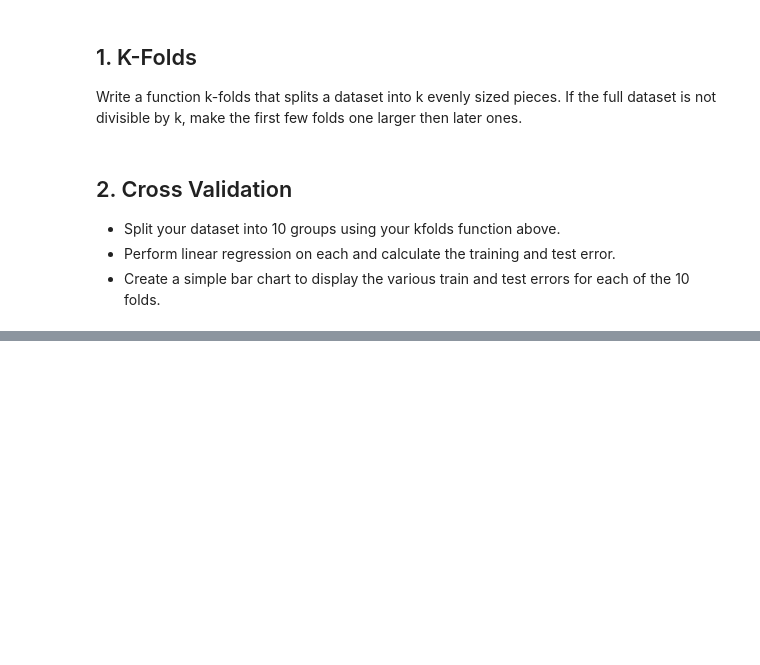
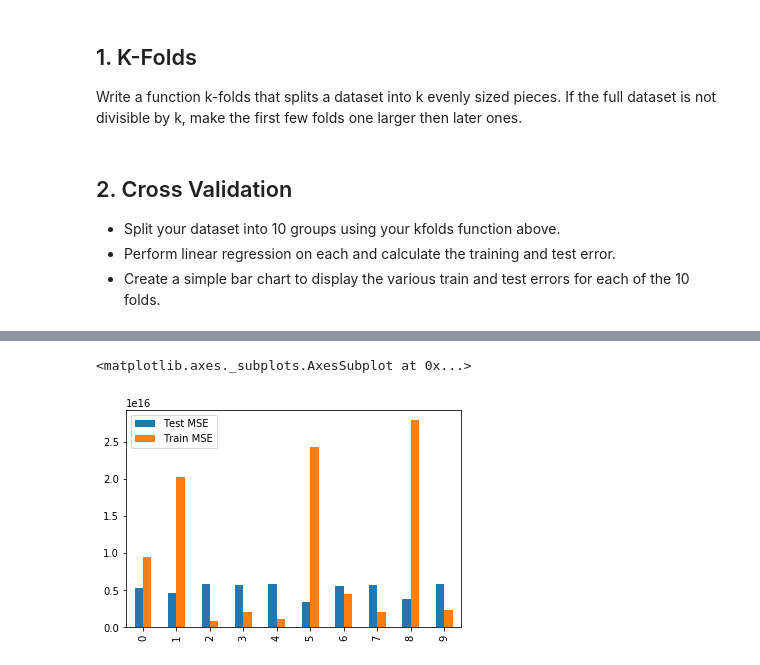
Before and after one commit to learn-co-students/ds-cross-validation-kfolds-nyc-ds-career-031119, a Jupyter notebook: Untitled.ipynb, the cells around one changed output, grey strips where cells are left out. Saved outputs shown, nothing was run; the diff lists cells and outputs as text; code cells hidden in the pictures; blank space fills up the shorter version.

```diff
--- a/Untitled.ipynb
+++ b/Untitled.ipynb
@@ -9,6 +9,3 @@ This is also a very useful method for helping to determine the generalization of
 ## 1. K-Folds
 Write a function k-folds that splits a dataset into k evenly sized pieces.
 If the full dataset is not divisible by k, make the first few folds one larger then later ones.
-# %%
-def kfolds(data):
-    return folds #folds should be a list of subsets of data
@@ -22,5 +44,6 @@ import pandas as pd
 # %%
 df = pd.read_excel('movie_data_detailed_with_ols.xlsx')
-X = df[['budget', 'imdbRating',
-       'Metascore', 'imdbVotes']]
-y = df['domgross']
+X_feats = ['budget', 'imdbRating',
+       'Metascore', 'imdbVotes']
+y_feat = 'domgross'
+df.head()
@@ -39,0 +57,2 @@ Perform some exploratory analysis to explain why.
+# %%
+folds = kfolds(df, k=10)
@@ -39,0 +89,36 @@ Perform some exploratory analysis to explain why.
+# %%
+def mse(residual_col):
+#     residual_col = pd.Series(residual_col)
+    return np.mean(residual_col.astype(float).map(lambda x: x**2))
+# %%
+test_errs = []
+train_errs = []
+k=10
+
+for n in range(k):
+    #Split into the train and test sets for this fold
+    train = pd.concat([fold for i, fold in enumerate(folds) if i!=n])
+    test = folds[n]
+    #Fit Linear Regression Model
+    ols = LinearRegression()
+    ols.fit(train[X_feats], train[y_feat])
+    #Evaluate Train and Test Errors
+    y_hat_train = ols.predict(train[X_feats])
+    y_hat_test = ols.predict(test[X_feats])
+    train_residuals = y_hat_train - train[y_feat]
+    test_residuals = y_hat_test - test[y_feat]
+#     print(y_hat_train)
+#     print(train[y_feat])
+#     print(train_residuals)
+    train_errs.append(mse(train_residuals))
+    test_errs.append(mse(test_residuals))
+
+# plt.bar(range(k), test_errs, label='Test MSE')
+# plt.bar(range(k), train_errs, label='Train MSE')
+# plt.legend(bbox_to_anchor=(1,1))
+to_plot = pd.DataFrame(test_errs, train_errs).reset_index()
+to_plot.columns = ['Test MSE', 'Train MSE']
+to_plot.plot(kind='bar')
+# %% [output]
+<matplotlib.axes._subplots.AxesSubplot at 0x...>
+[figure, added]
```
Also changed, not shown: parts of 19 cells of this notebook.
